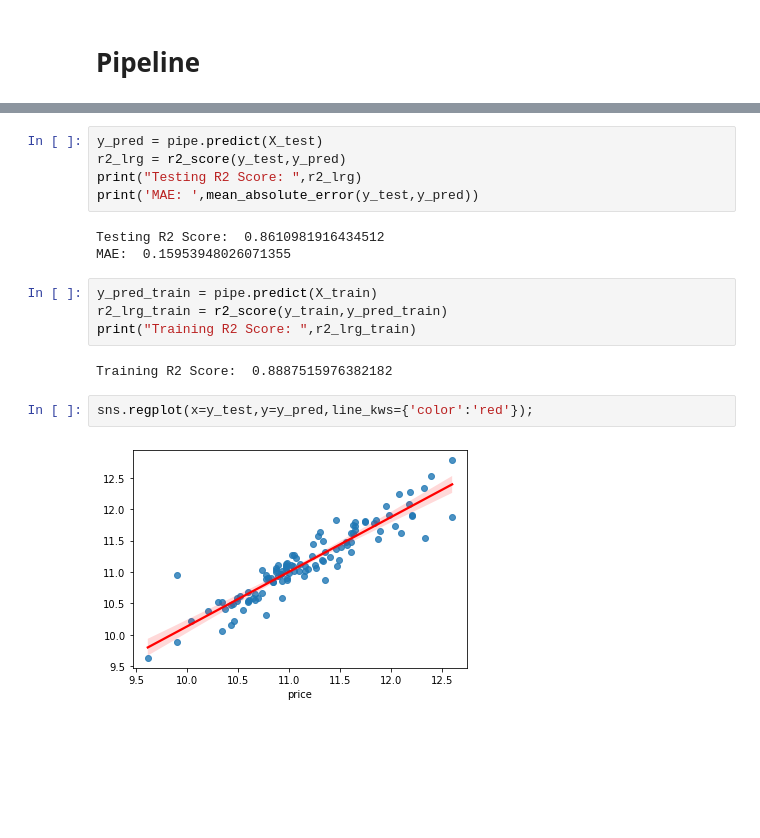
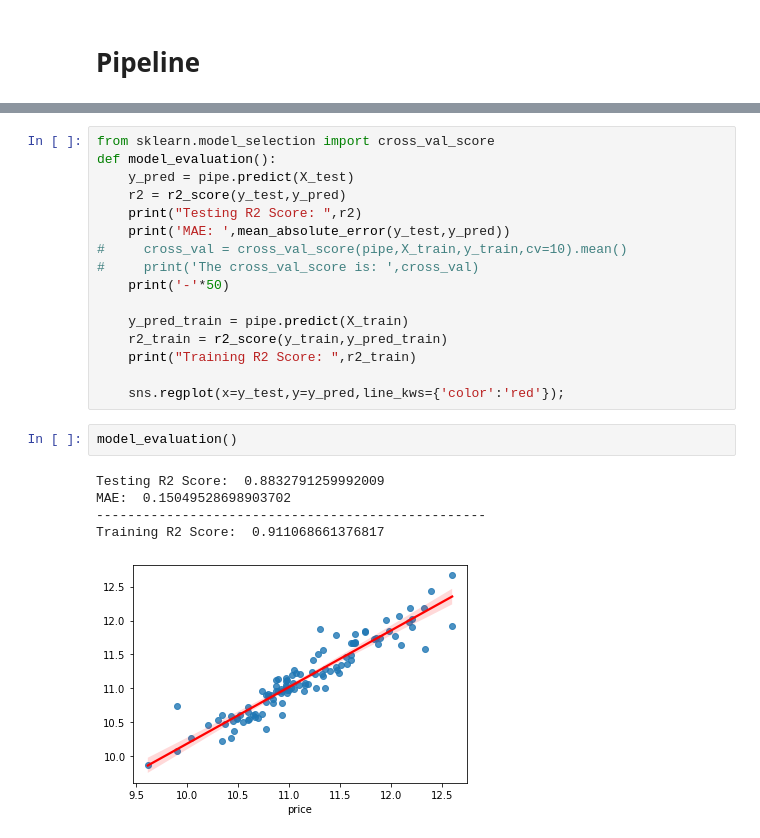
Before and after one commit to jeniljani-4444/End-to-End-Laptop-Price-Prediction, a Jupyter notebook: Flipkart Laptop Price Prediction.ipynb, the cells around one changed output, grey strips where cells are left out. Saved outputs shown, nothing was run; the diff lists cells and outputs as text; blank space fills up the shorter version.

```diff
--- a/Flipkart Laptop Price Prediction.ipynb
+++ b/Flipkart Laptop Price Prediction.ipynb
@@ -388,18 +426,24 @@ Pipeline(steps=[('encoding',
 # %%
-y_pred = pipe.predict(X_test)
-r2_lrg = r2_score(y_test,y_pred)
-print("Testing R2 Score: ",r2_lrg)
-print('MAE: ',mean_absolute_error(y_test,y_pred))
+from sklearn.model_selection import cross_val_score
+def model_evaluation():
+    y_pred = pipe.predict(X_test)
+    r2 = r2_score(y_test,y_pred)
+    print("Testing R2 Score: ",r2)
+    print('MAE: ',mean_absolute_error(y_test,y_pred))
+#     cross_val = cross_val_score(pipe,X_train,y_train,cv=10).mean()
+#     print('The cross_val_score is: ',cross_val)
+    print('-'*50)
+
+    y_pred_train = pipe.predict(X_train)
+    r2_train = r2_score(y_train,y_pred_train)
+    print("Training R2 Score: ",r2_train)
+
+    sns.regplot(x=y_test,y=y_pred,line_kws={'color':'red'});
-# %% [output]
-Testing R2 Score:  0.8610981916434512
-MAE:  0.15953948026071355
 # %%
-y_pred_train = pipe.predict(X_train)
-r2_lrg_train = r2_score(y_train,y_pred_train)
-print("Training R2 Score: ",r2_lrg_train)
+model_evaluation()
 # %% [output]
-Training R2 Score:  0.8887515976382182
+Testing R2 Score:  0.8832791259992009
+MAE:  0.15049528698903702
+--------------------------------------------------
+Training R2 Score:  0.911068661376817
+[figure, added]
-# %%
-sns.regplot(x=y_test,y=y_pred,line_kws={'color':'red'});
-# %% [output]
-[figure, removed]
```
Also changed, not shown: parts of 2 cells of this notebook.
